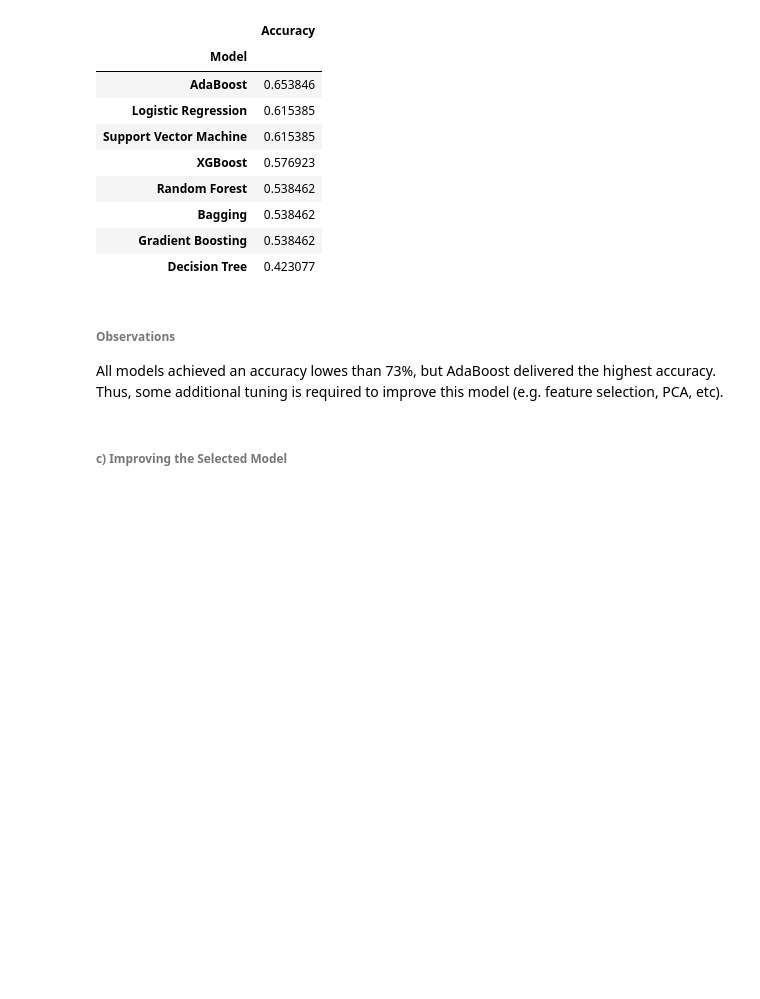
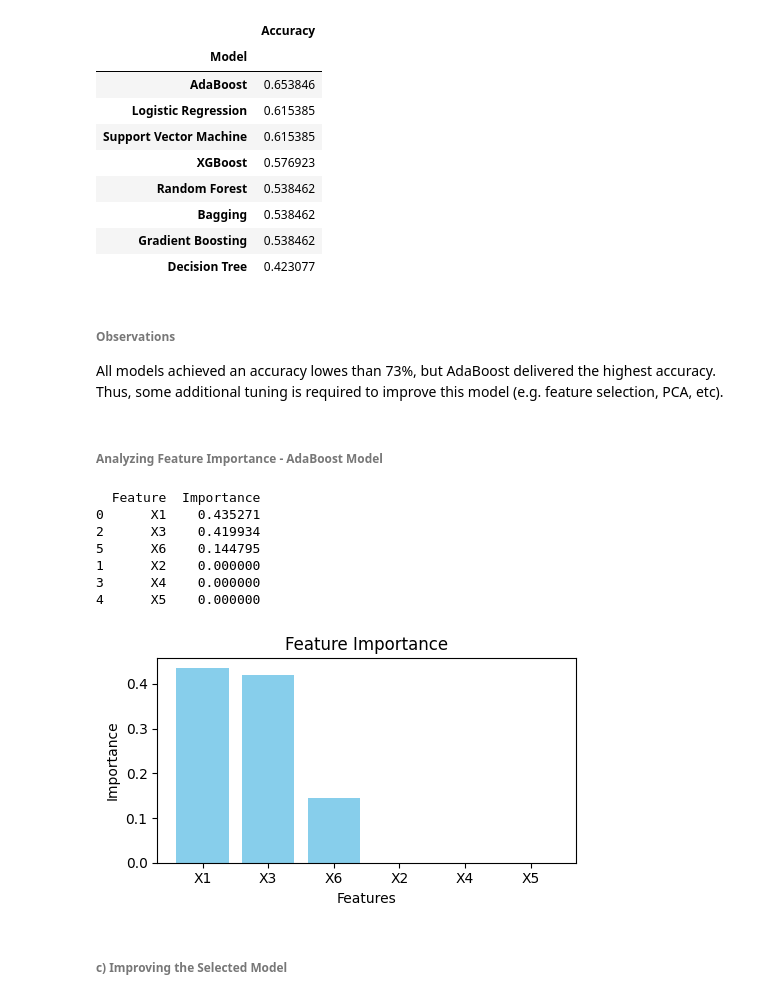
Before and after one commit to MaiMejia/Customer_Lifetime_Value_Prediction, a Jupyter notebook: CustomerSatisfaction.ipynb, the cells around one changed output. Saved outputs shown, nothing was run; the diff lists cells and outputs as text; code cells hidden in the pictures; blank space fills up the shorter version.

```diff
--- a/CustomerSatisfaction.ipynb
+++ b/CustomerSatisfaction.ipynb
@@ -364,6 +364,35 @@ df_model_sorted
 # %% [markdown]
 ###### **Observations**<br>
 All models achieved an accuracy lowes than 73%, but AdaBoost delivered the highest accuracy. Thus, some additional tuning is required to improve this model (e.g. feature selection, PCA, etc).
+# %% [markdown]
+###### **Analyzing Feature Importance - AdaBoost Model**
+# %%
+# Extract feature importances and sort by importance
+importance_df = pd.DataFrame({
+    'Feature': X_train.columns,
+    'Importance': models['AdaBoost'].feature_importances_
+}).sort_values(by='Importance', ascending=False)
+
+# Add percentage column to the DataFrame
+print(importance_df[['Feature', 'Importance']])
+
+# Plot
+plt.figure(figsize=(5, 3))
+plt.bar(importance_df['Feature'], importance_df['Importance'], color='skyblue')
+plt.title("Feature Importance")
+plt.xlabel("Features")
+plt.ylabel("Importance")
+plt.tight_layout()
+plt.show()
+# %% [output]
+  Feature  Importance
+0      X1    0.435271
+2      X3    0.419934
+5      X6    0.144795
+1      X2    0.000000
+3      X4    0.000000
+4      X5    0.000000
+[figure, added]
 # %% [markdown]
 <a name="c) Improving the Selected Model"></a>
 ###### **c) Improving the Selected Model**
```
